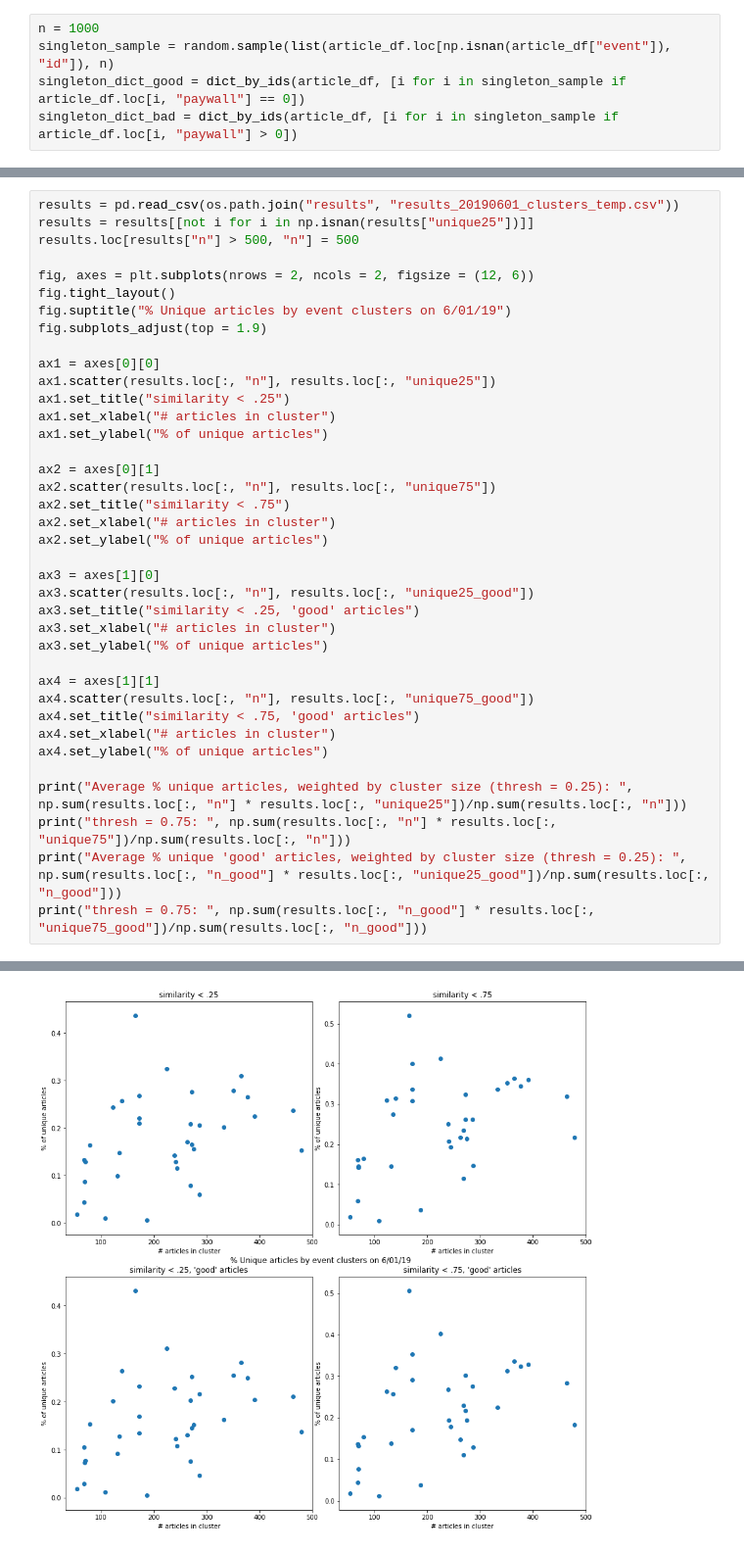
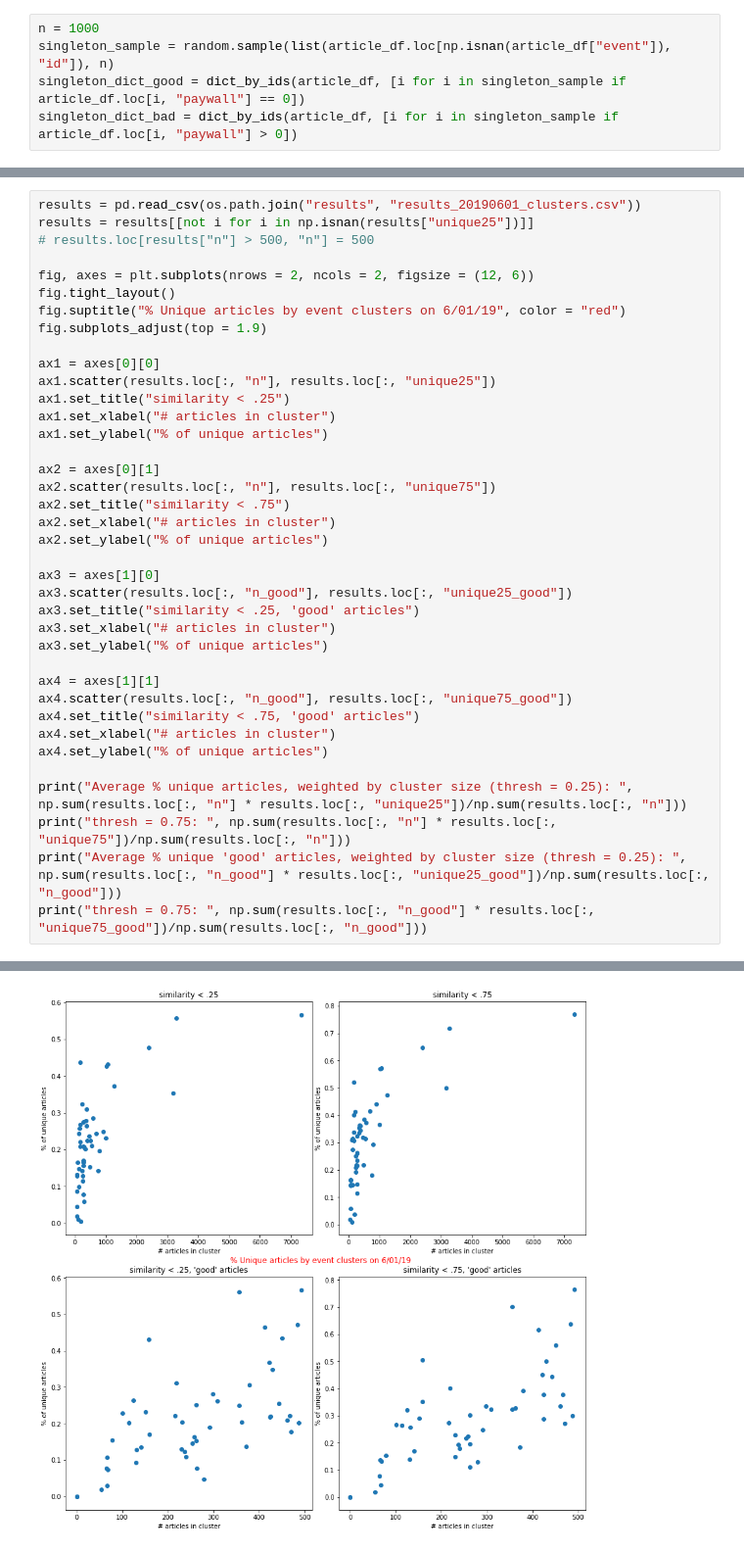
Before and after one commit to asprout/ArticleComparisons, a Jupyter notebook: OneDayDuplicationDetection-190601.ipynb, the cells around one changed output, grey strips where cells are left out. Shown at 98% size. Saved outputs shown, nothing was run; the diff lists cells and outputs as text.

```diff
--- a/OneDayDuplicationDetection-190601.ipynb
+++ b/OneDayDuplicationDetection-190601.ipynb
@@ -168,11 +181,11 @@ print("%s seconds taken" % np.round(time.time() - start, 2), "for %d good single
 # %%
-results = pd.read_csv(os.path.join("results", "results_20190601_clusters_temp.csv"))
+results = pd.read_csv(os.path.join("results", "results_20190601_clusters.csv"))
 results = results[[not i for i in np.isnan(results["unique25"])]]
-results.loc[results["n"] > 500, "n"] = 500
+# results.loc[results["n"] > 500, "n"] = 500
 
 fig, axes = plt.subplots(nrows = 2, ncols = 2, figsize = (12, 6))
 fig.tight_layout()
-fig.suptitle("% Unique articles by event clusters on 6/01/19")
+fig.suptitle("% Unique articles by event clusters on 6/01/19", color = "red")
 fig.subplots_adjust(top = 1.9)
 
 ax1 = axes[0][0]
@@ -188,13 +201,13 @@ ax2.set_xlabel("# articles in cluster")
 ax2.set_ylabel("% of unique articles")
 
 ax3 = axes[1][0]
-ax3.scatter(results.loc[:, "n"], results.loc[:, "unique25_good"])
+ax3.scatter(results.loc[:, "n_good"], results.loc[:, "unique25_good"])
 ax3.set_title("similarity < .25, 'good' articles")
 ax3.set_xlabel("# articles in cluster")
 ax3.set_ylabel("% of unique articles")
 
 ax4 = axes[1][1]
-ax4.scatter(results.loc[:, "n"], results.loc[:, "unique75_good"])
+ax4.scatter(results.loc[:, "n_good"], results.loc[:, "unique75_good"])
 ax4.set_title("similarity < .75, 'good' articles")
 ax4.set_xlabel("# articles in cluster")
 ax4.set_ylabel("% of unique articles")
@@ -211,4 +224,4 @@ thresh = 0.75:  0.24298375186691287
-[figure, old version]
+[figure, new version]
 # %%
 results
 # %% [output]
```
Also changed, not shown: parts of 9 cells of this notebook, 4 other files.
